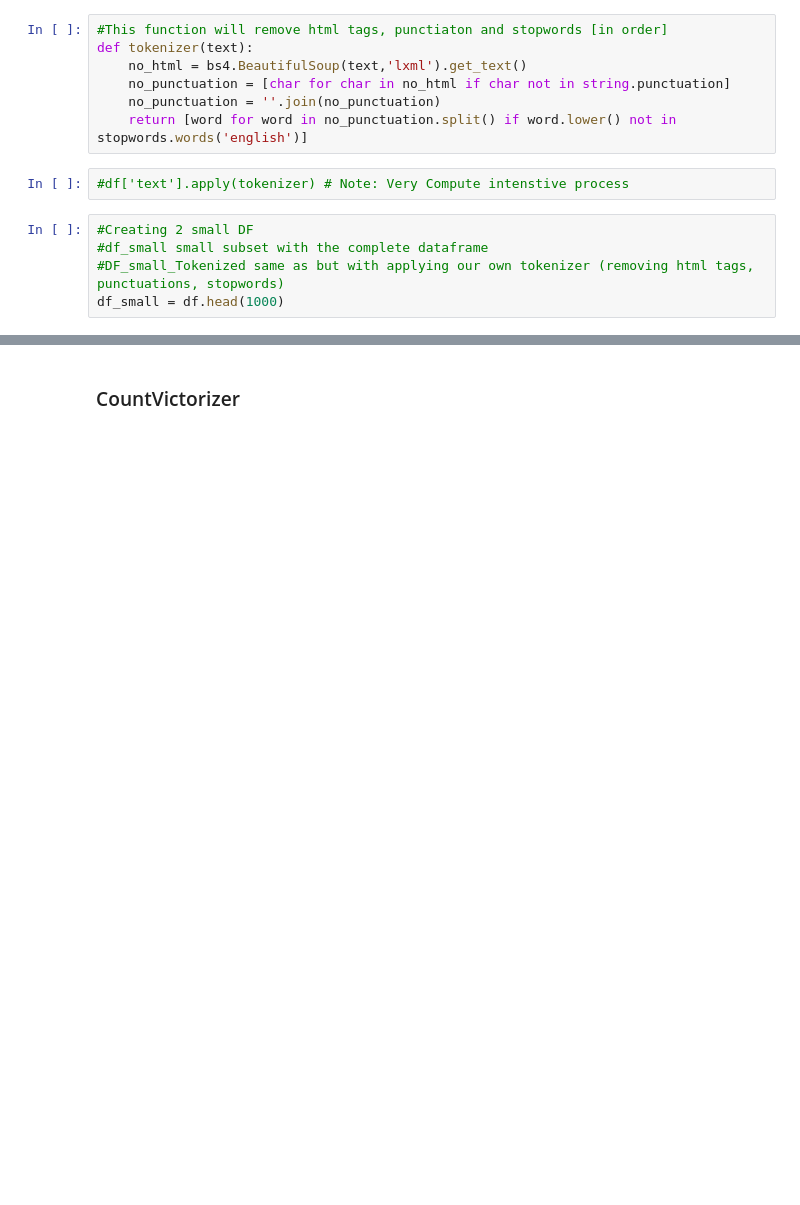
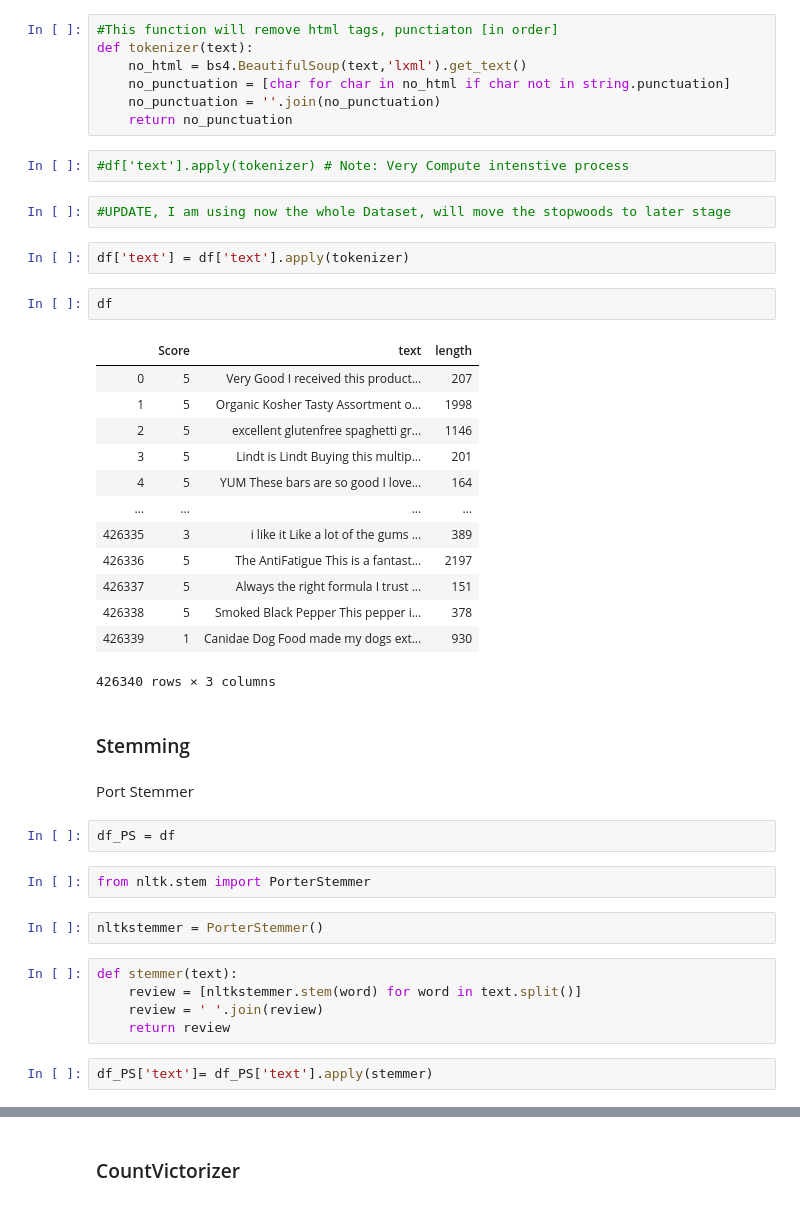
Before and after one commit to mhserry/F21AA, a Jupyter notebook: F21AA_CW1.ipynb, the cells around one changed output, grey strips where cells are left out. Cells and saved outputs as stored; diff of their text form; blank space fills up the shorter version.

Commit message:
Update F21AA_CW1.ipynb
Added Stemming, TFID and CV

```diff
--- a/F21AA_CW1.ipynb
+++ b/F21AA_CW1.ipynb
@@ -114,14 +118,46 @@ from nltk.corpus import stopwords
 # %%
-#This function will remove html tags, punctiaton and stopwords [in order]
+#This function will remove html tags, punctiaton [in order]
 def tokenizer(text):
     no_html = bs4.BeautifulSoup(text,'lxml').get_text()
     no_punctuation = [char for char in no_html if char not in string.punctuation]
     no_punctuation = ''.join(no_punctuation)
-    return [word for word in no_punctuation.split() if word.lower() not in stopwords.words('english')]
+    return no_punctuation
 # %%
 #df['text'].apply(tokenizer) # Note: Very Compute intenstive process
-# %%
-#Creating 2 small DF
-#df_small small subset with the complete dataframe
-#DF_small_Tokenized same as but with applying our own tokenizer (removing html tags, punctuations, stopwords)
-df_small = df.head(1000)
+# %%
+#UPDATE, I am using now the whole Dataset, will move the stopwoods to later stage
+# %%
+df['text'] = df['text'].apply(tokenizer)
+# %%
+df
+# %% [output]
+|  | Score | text | length |
+| 0 | 5 | Very Good I received this product... | 207 |
+| 1 | 5 | Organic Kosher Tasty Assortment o... | 1998 |
+| 2 | 5 | excellent glutenfree spaghetti gr... | 1146 |
+| 3 | 5 | Lindt is Lindt Buying this multip... | 201 |
+| 4 | 5 | YUM These bars are so good I love... | 164 |
+| ... | ... | ... | ... |
+| 426335 | 3 | i like it Like a lot of the gums ... | 389 |
+| 426336 | 5 | The AntiFatigue This is a fantast... | 2197 |
+| 426337 | 5 | Always the right formula I trust ... | 151 |
+| 426338 | 5 | Smoked Black Pepper This pepper i... | 378 |
+| 426339 | 1 | Canidae Dog Food made my dogs ext... | 930 |
+426340 rows × 3 columns
+# %% [markdown]
+### Stemming
+# %% [markdown]
+Port Stemmer
+# %%
+df_PS = df
+# %%
+from nltk.stem import PorterStemmer
+# %%
+nltkstemmer = PorterStemmer()
+# %%
+def stemmer(text):
+    review = [nltkstemmer.stem(word) for word in text.split()]
+    review = ' '.join(review)
+    return review
+# %%
+df_PS['text']= df_PS['text'].apply(stemmer)
```
Also changed, not shown: parts of 15 cells of this notebook.
